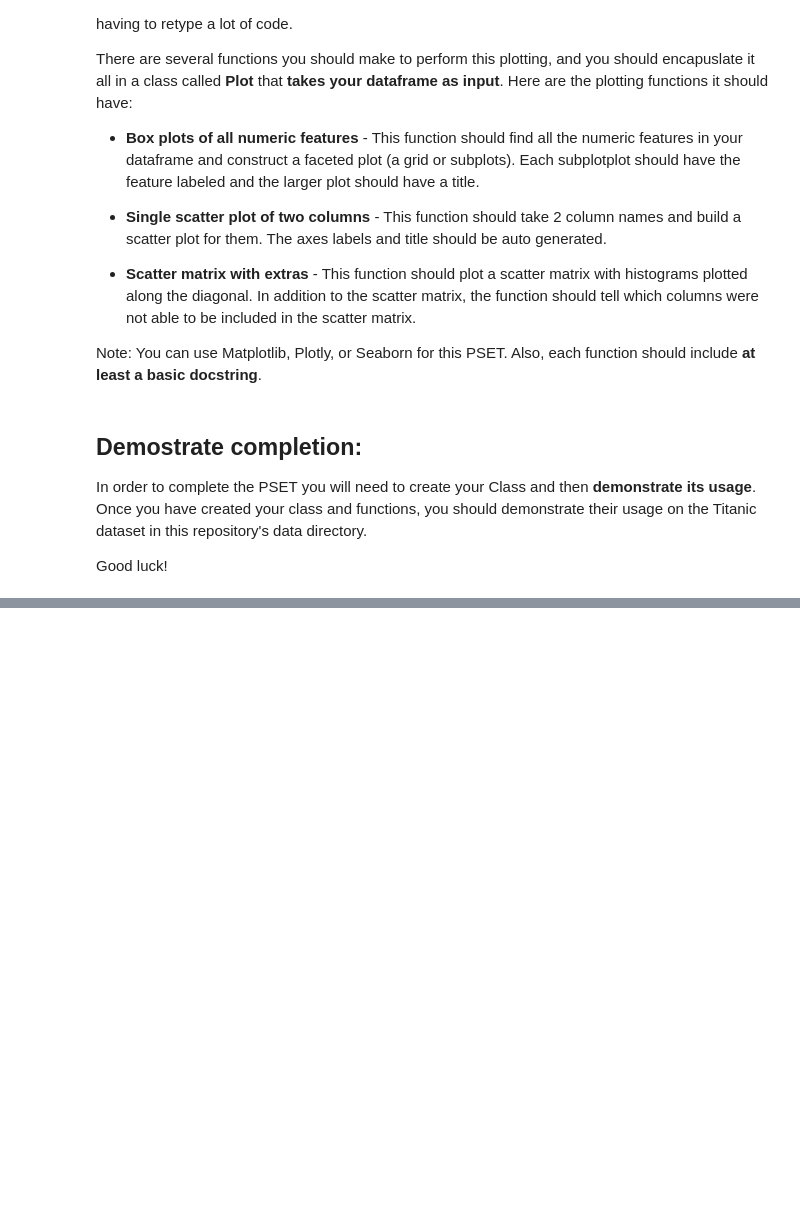
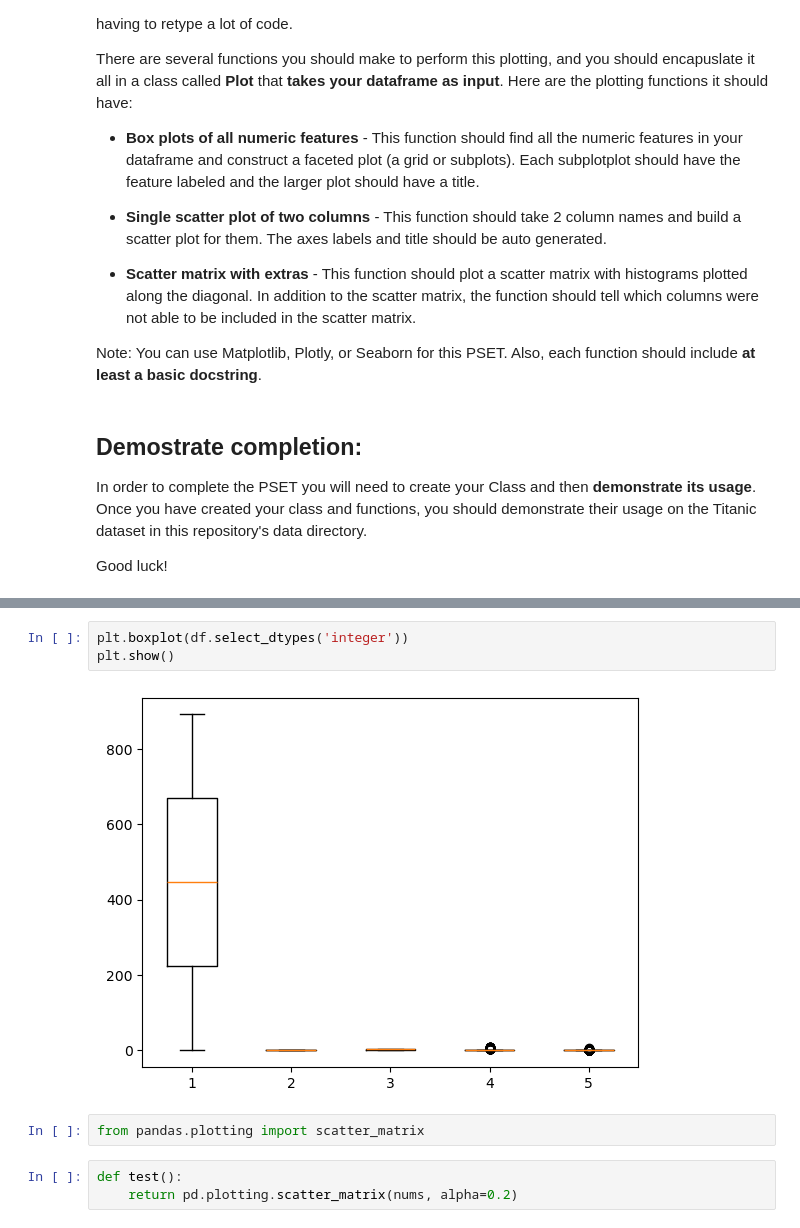
Before and after one commit to yesuiii/intermediate-python-fall-2024, a Jupyter notebook: Problem Sets/pset1.ipynb, the cells around one changed output, grey strips where cells are left out. Saved outputs shown, nothing was run; the diff lists cells and outputs as text; blank space fills up the shorter version.

```diff
--- a/Problem Sets/pset1.ipynb
+++ b/Problem Sets/pset1.ipynb
@@ -33,0 +46,10 @@ Good luck!
+# %%
+plt.boxplot(df.select_dtypes('integer'))
+plt.show()
+# %% [output]
+[figure, added]
+# %%
+from pandas.plotting import scatter_matrix
+# %%
+def test():
+    return pd.plotting.scatter_matrix(nums, alpha=0.2)
```
Also changed, not shown: parts of 6 cells of this notebook, 14 other files.
